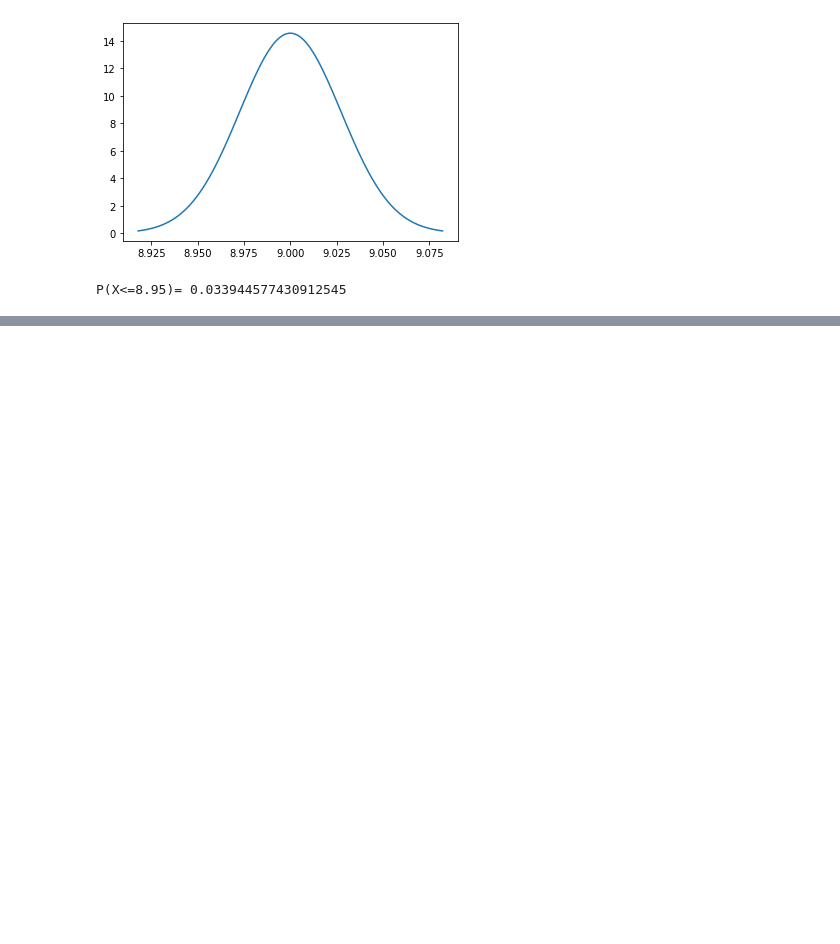
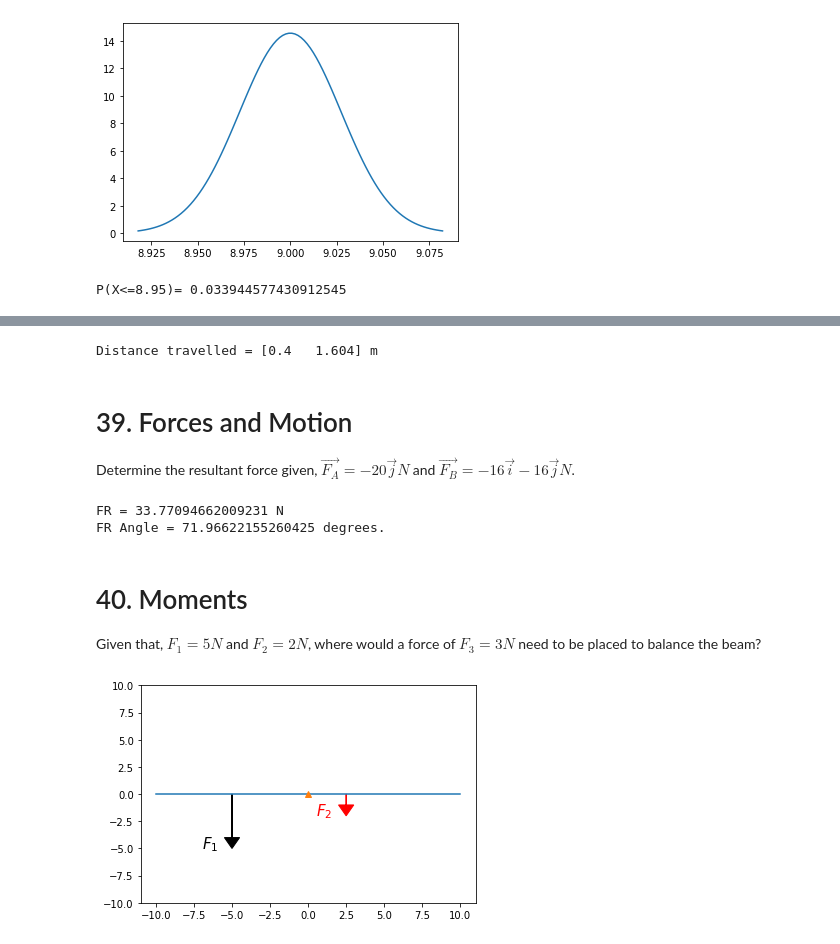
Before and after one commit to JasonBorland/SchoolMaths, a Jupyter notebook: A-Level-Maths.ipynb, the cells around one changed output, grey strips where cells are left out. Drawn from its saved outputs; the diff is of its cells as text; code cells hidden in the pictures; blank space fills up the shorter version.

```diff
--- a/A-Level-Maths.ipynb
+++ b/A-Level-Maths.ipynb
@@ -1002,0 +1015,43 @@ P(X<=8.95)= 0.033944577430912545
+# %%
+import numpy as np
+u = np.array([2, 9])
+a = np.array([0, -9.8])
+t = 0.2
+s = u * t + a * t**2 / 2
+print('Distance travelled =', s, 'm')
+# %% [output]
+Distance travelled = [0.4   1.604] m
+# %% [markdown]
+# 39. Forces and Motion
+
+Determine the resultant force given, $\vec{F_A} = -20\vec{j}N$ and $\vec{F_B} = -16\vec{i} -16\vec{j}N$.
+# %%
+import numpy as np
+FAx = 0
+FAy = -20
+FBx = -16 * np.sin(np.radians(40.8))
+FBy = -16 * np.cos(np.radians(40.8))
+FR = np.array([FAx + FBx, FAy + FBy])
+FR_norm = np.linalg.norm(FR)
+FR_angle = np.degrees(np.arctan(FR[1] / FR[0]))
+print("FR =", FR_norm, "N")
+print("FR Angle =", FR_angle, "degrees.")
+# %% [output]
+FR = 33.77094662009231 N
+FR Angle = 71.96622155260425 degrees.
+# %% [markdown]
+# 40. Moments
+Given that, $F_1 = 5N$ and $F_2 = 2N$, where would a force of $F_3 = 3N$ need to be placed to balance the beam?
+# %%
+import matplotlib.pyplot as plt
+ax = plt.axes()
+plt.plot([-10, 10], [0, 0])
+plt.axis([-11, 11, -10, 10])
+plt.plot([0], marker = "^")
+ax.arrow(-5, 0, 0, -4, head_width = 1, head_length = 1, fc = 'k', ec = 'k')
+ax.arrow(2.5, 0, 0, -1, head_width = 1, head_length = 1, fc = 'r', ec = 'r')
+plt.text(-7, -5, '$F_1$', fontsize = 15)
+plt.text(0.5, -2, '$F_2$', {'color': 'red', 'fontsize':15})
+plt.show()
+# %% [output]
+[figure, added]
```
Also changed, not shown: parts of 4 cells of this notebook, 1 other file.
